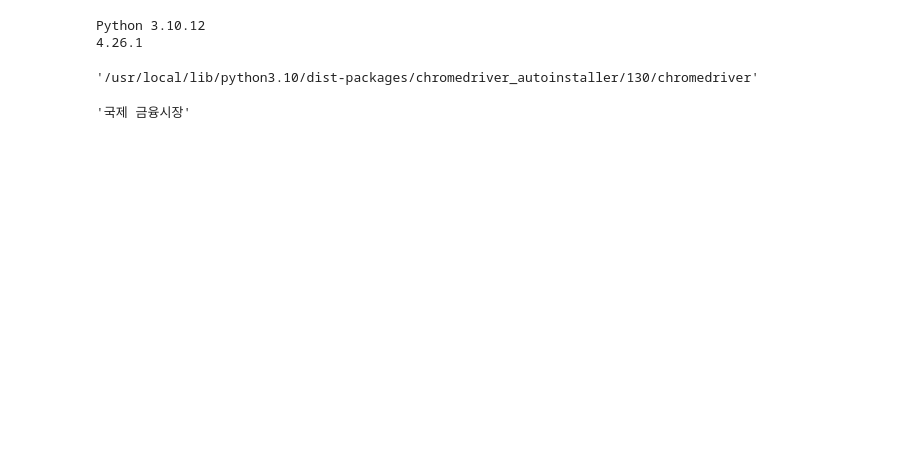
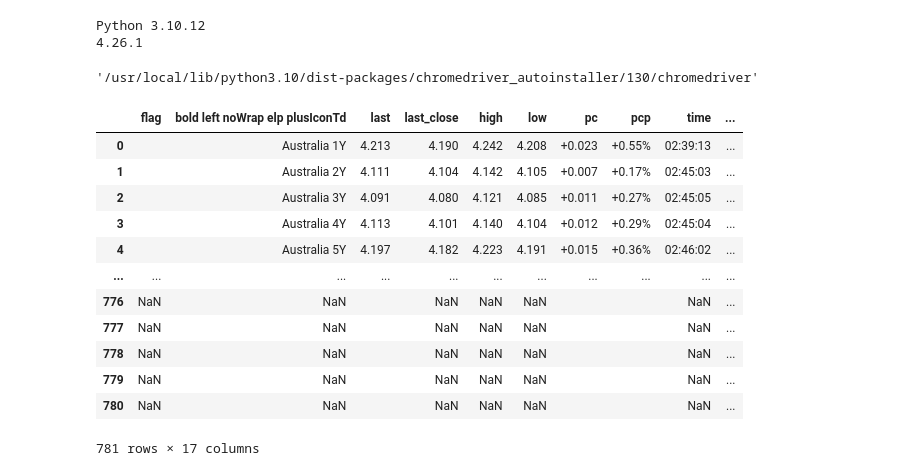
Before and after one commit to linusms/webcrawling, a Jupyter notebook: selenium - Investing_com.ipynb, the cells around one changed output. Cells and saved outputs as stored; diff of their text form; code cells hidden in the pictures; blank space fills up the shorter version.

```diff
--- a/selenium - Investing_com.ipynb
+++ b/selenium - Investing_com.ipynb
@@ -101,15 +101,44 @@ today = datetime.now().date()
 ninety_days_ago = today - timedelta(days=90)
 # %%
 import re
-# %%
-
-url = "https://snapshot.bok.or.kr/"
-driver.get(url)
-
-time.sleep(3)
-
-path_element = driver.find_element(By.CSS_SELECTOR, "a[href='/dashboard/E']")
-
-path_element.text
-# %% [output]
-'국제 금융시장'
+# %%
+data=pd.DataFrame()
+row_cnt=0
+
+url = "https://www.investing.com/rates-bonds/world-government-bonds"
+driver.get(url)
+
+time.sleep(1)
+
+id_element = driver.find_elements(By.TAG_NAME, "tr")
+
+for element in id_element:
+  id_name=element.get_attribute('id')
+  if id_name:
+    bond_element = driver.find_element(By.ID, id_name)
+    td_elements = bond_element.find_elements(By.TAG_NAME, "td")
+
+    for td in td_elements:
+      class_name = td.get_attribute('class')  # 클래스 이름 가져오기
+      # 클래스의 마지막 부분을 열 이름으로 사용
+      column_name = class_name.split('-')[-1]  # 클래스명에서 마지막 부분 추출
+      data.loc[row_cnt,column_name] = td.text  # 텍스트 값 저장
+    row_cnt+=1
+
+driver.quit()
+# %%
+data
+# %% [output]
+|  | flag | bold left noWrap elp plusIconTd | last | last_close | high | low | pc | pcp | time | ... |
+| 0 |  | Australia 1Y | 4.213 | 4.190 | 4.242 | 4.208 | +0.023 | +0.55% | 02:39:13 | ... |
+| 1 |  | Australia 2Y | 4.111 | 4.104 | 4.142 | 4.105 | +0.007 | +0.17% | 02:45:03 | ... |
+| 2 |  | Australia 3Y | 4.091 | 4.080 | 4.121 | 4.085 | +0.011 | +0.27% | 02:45:05 | ... |
+| 3 |  | Australia 4Y | 4.113 | 4.101 | 4.140 | 4.104 | +0.012 | +0.29% | 02:45:04 | ... |
+| 4 |  | Australia 5Y | 4.197 | 4.182 | 4.223 | 4.191 | +0.015 | +0.36% | 02:46:02 | ... |
+| ... | ... | ... | ... | ... | ... | ... | ... | ... | ... | ... |
+| 776 | NaN | NaN |  | NaN | NaN | NaN |  |  | NaN | ... |
+| 777 | NaN | NaN |  | NaN | NaN | NaN |  |  | NaN | ... |
+| 778 | NaN | NaN |  | NaN | NaN | NaN |  |  | NaN | ... |
+| 779 | NaN | NaN |  | NaN | NaN | NaN |  |  | NaN | ... |
+| 780 | NaN | NaN |  | NaN | NaN | NaN |  |  | NaN | ... |
+781 rows × 17 columns
```
Also changed, not shown: parts of 6 cells of this notebook.
